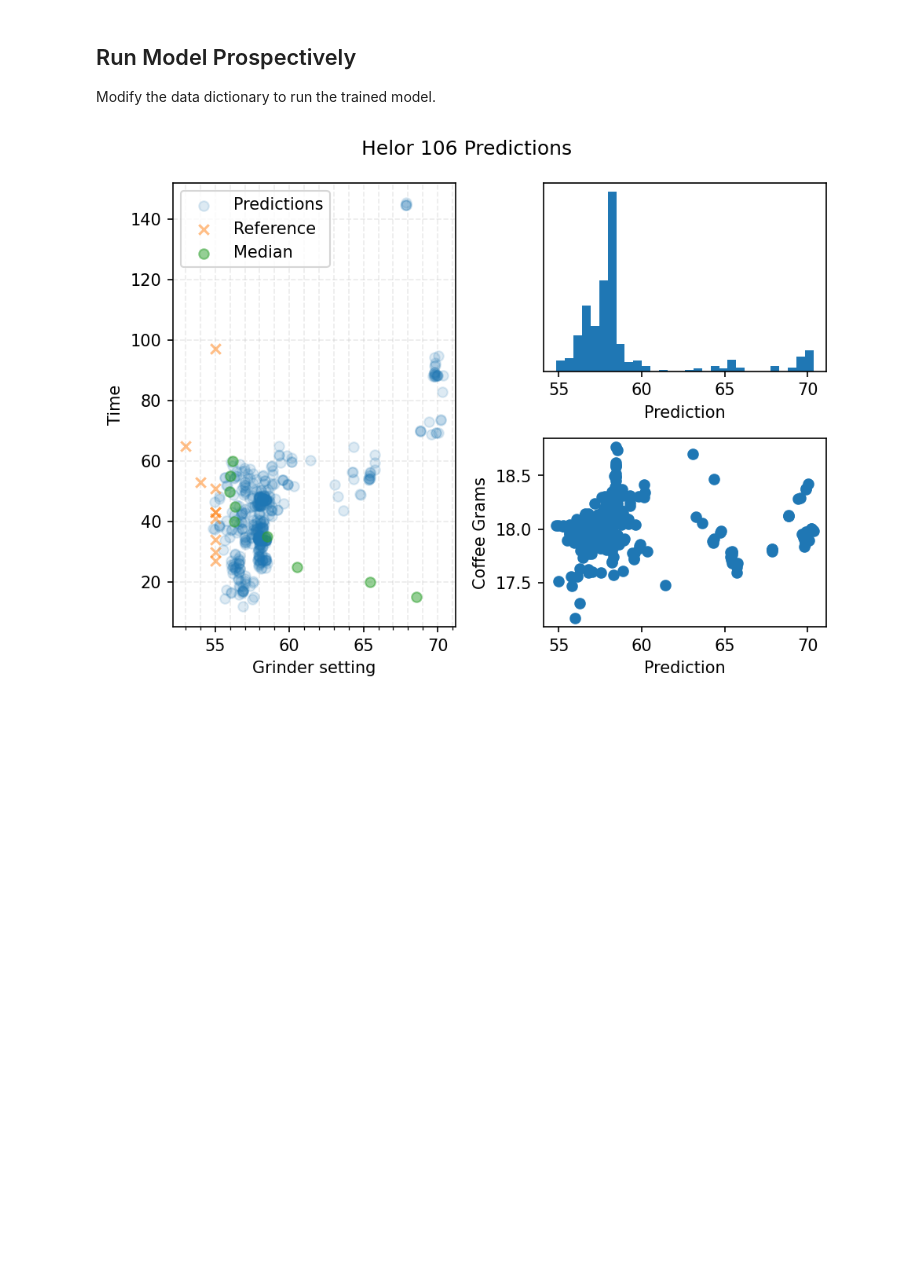
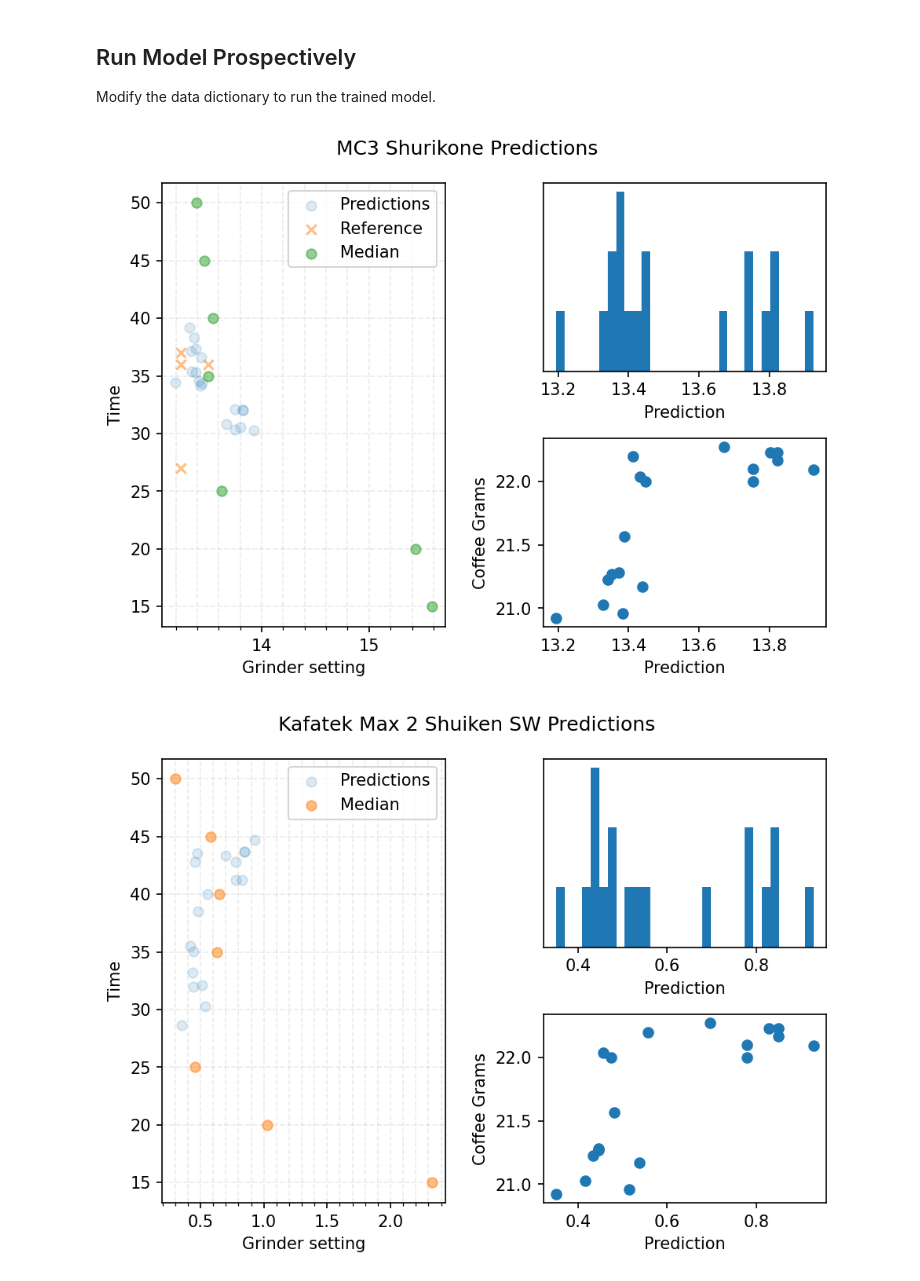
Before and after one commit to badisa/optpresso, a Jupyter notebook: notebooks/alternative_models.ipynb, the cells around one changed output. Cells and saved outputs as stored; diff of their text form; code cells hidden in the pictures; blank space fills up the shorter version.

```diff
--- a/notebooks/alternative_models.ipynb
+++ b/notebooks/alternative_models.ipynb
@@ -61,6 +61,12 @@ def get_valid_coffee_words(coffees, min_count: int = 1):
             valid_coffee_words.add(word.lower())
     return valid_coffee_words
 
+def rename_df_columns(df):
+    df = df.copy()
+    for char in [" ", "(", ")", "%", "/", "\\", '"']:
+        df.columns = df.columns.str.strip().str.lower().str.replace(char, "", regex=False)
+    return df
+
 def prepare_dataframe(df, valid_words=None):
     df = df.copy()
     for char in [" ", "(", ")", "%", "/", "\\", '"']:
@@ -70,10 +76,10 @@ def prepare_dataframe(df, valid_words=None):
     df[["roaster", "coffee"]] = df["coffee"].str.lower().str.split("-", n=1, expand=True)
     if valid_words is None:
         valid_words = get_valid_coffee_words(df["coffee"])
+    df["roastdate"] = df["roastdate"].fillna("").str.strip()
     roast_date = pd.to_datetime(
         df.roastdate, infer_datetime_format=True, utc=True
     ).map(convert_datetime_to_epoch_time)
-    df["roastdate"] = df["roastdate"].fillna("").str.strip()
     df["coffee"] = df["coffee"].astype(str).replace("None", "").str.strip()
     with warnings.catch_warnings():
         warnings.simplefilter("ignore")
@@ -129,9 +135,10 @@ def build_encoders(frame, fields):
         encs[col] = encoder
     return encs
 # %%
-df = dataframe_from_csv(DATA_DOWNLOAD_URL)
-df = df[~df.Details.astype(str).str.contains('bork|prediction', regex=True)]
-valid_words = get_valid_coffee_words(df["Coffee"].astype(str).replace("None", "").str.strip(), min_count=3)
+raw_dataframe = dataframe_from_csv(DATA_DOWNLOAD_URL)
+raw_dataframe = rename_df_columns(raw_dataframe)
+df = raw_dataframe[~raw_dataframe.details.astype(str).str.contains('bork|prediction', regex=True)]
+valid_words = get_valid_coffee_words(df["coffee"].astype(str).replace("None", "").str.strip(), min_count=3)
 
 df = prepare_dataframe(df, valid_words)
 rng = np.random.default_rng(814)
@@ -260,7 +267,7 @@ def plot_grinder_predictions(grinder: str, prediction_field: str, y, y_pred):
 enhance_sample = False
 
 estimators = 1000
-num_days = 6
+num_days = 3
 days_in_seconds = 24 * 60 * 60 * num_days
 data = df.copy()
 latest_date = data.date.max()
@@ -323,7 +330,7 @@ Select the number of estimators and whether to try and generate more samples.
 # %%
 enhance_sample = False
 estimators = 1000
-dropped = ("date", "roastdate")
+dropped = ("date", "roastdate", "coffee_words")
 
 training = df
 if enhance_sample:
@@ -354,15 +361,15 @@ Modify the data dictionary to run the trained model.
 # %%
 build_new_model = False
 data = {
-    "coffee": "Kaffeelix - Kii AB Kii Factory Rungeto FCS Kirinyaga County Kenya SL28 SL34 Ruiru11 Batian",
-    "coffeegrams": 18.0,
-    "roastdate": "04/23/24",
+    "coffee": "Madcap - Tano Ndogo Kenya",
+    "coffeegrams": 22.0,
+    "roastdate": "05/27/24",
     "time": 30,
-    "output": 36.0,
-    "machine": "Flair Pro 2",
-    "machineprofile": None,
-    "grinder": "Helor 106",  # Leave None to predict for all grinders,
-    "basket": None,
+    "output": 40.0,
+    "machine": "Decent DE1PRO",
+    "machineprofile": "Trendy 6 bar low pressure shot",
+    "grinder": None,  # Leave None to predict for all grinders,
+    "basket": "Sworks Billet High Flow",
     "filter": "",
     "agtron": None,
     "grindum": None,
@@ -373,6 +380,18 @@ data = {
 
 data["date"] = date.today().strftime("%m/%d/%Y")
 data["grindersetting"] = 0.5  # Meaningless value
+
+# Look at all of the data, may contain data evaluated that isn't used
+existing_coffee_data = raw_dataframe[
+    (raw_dataframe["coffee"] == data["coffee"]) &
+    (raw_dataframe["roastdate"] == data["roastdate"])
+]
+if len(existing_coffee_data):
+    with warnings.catch_warnings():
+        warnings.simplefilter("ignore")
+        for field in ["densitygml", "grindum", "grindstdum", "agtron"]:
+            if data[field] is None:
+                data[field] = existing_coffee_data[field].median()
 
 data_df = pd.DataFrame.from_dict([data])
 data_df = prepare_dataframe(data_df, valid_words)
@@ -513,33 +532,34 @@ for grinder in sorted(df.grinder.unique(), reverse=True, key=grinder_last_used):
 
     reference_vals = ref_df[
         (ref_df.coffee == test_df.coffee.values[0])
         & (ref_df.roaster == test_df.roaster.values[0])
         & (ref_df.roastdate == test_df.roastdate.values[0])
         & (ref_df.machine.str.lower() == test_df.machine.str.lower().values[0])
         & (ref_df.grinder == grinder)
-        #& (ref_df.machineprofile.str.lower() == test_df.machineprofile.str.lower().values[0])
-        #& (ref_df.basket.str.lower() == test_df.basket.str.lower().values[0])
+        & (ref_df.machineprofile.str.lower() == test_df.machineprofile.str.lower().values[0])
+        & (ref_df.basket.str.lower() == test_df.basket.str.lower().values[0])
         & (ref_df["filter"].str.lower() == test_df["filter"].str.lower().values[0])
     ]
     if len(reference_vals):
         plot3.scatter(
             reference_vals.grindersetting,
             reference_vals.time,
             label="Reference",
             marker="x",
             alpha=0.5,
         )
 
     plot3.scatter(med, times, label="Median", alpha=0.5)
     # plot3.scatter(mean, times, label="Mean", alpha=0.5)
 
     plot3.set_ylabel("Time")
     plot3.set_xlabel("Grinder setting")
     plot3.get_xaxis().set_minor_locator(AutoMinorLocator())
     plot3.legend()
     plot3.set_axisbelow(True)
     plot3.grid(linestyle="--", which="both", alpha=.25)
     fig.tight_layout()
     plt.show()
 # %% [output]
-[figure, old version]
+[figure, new version]
+[figure, added]
```
Also changed, not shown: parts of 3 cells of this notebook.
